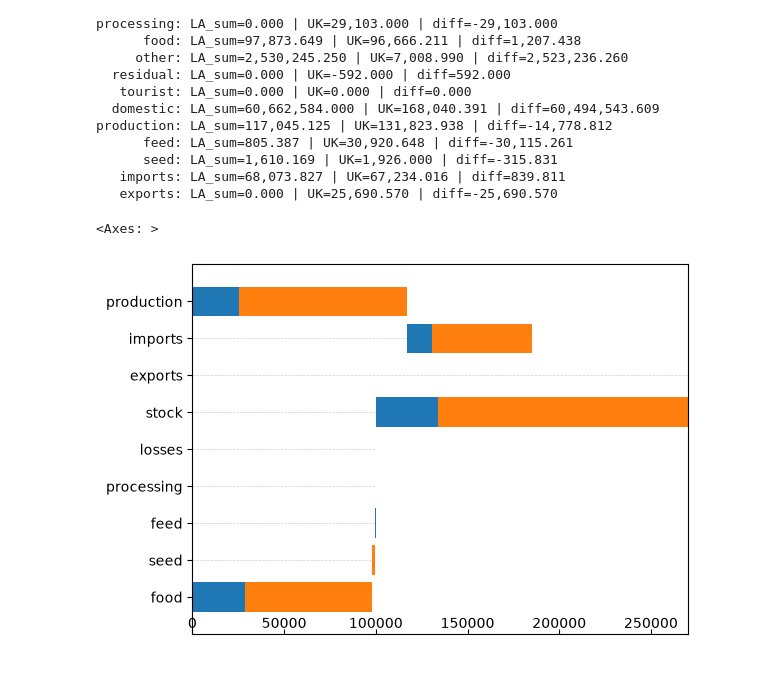
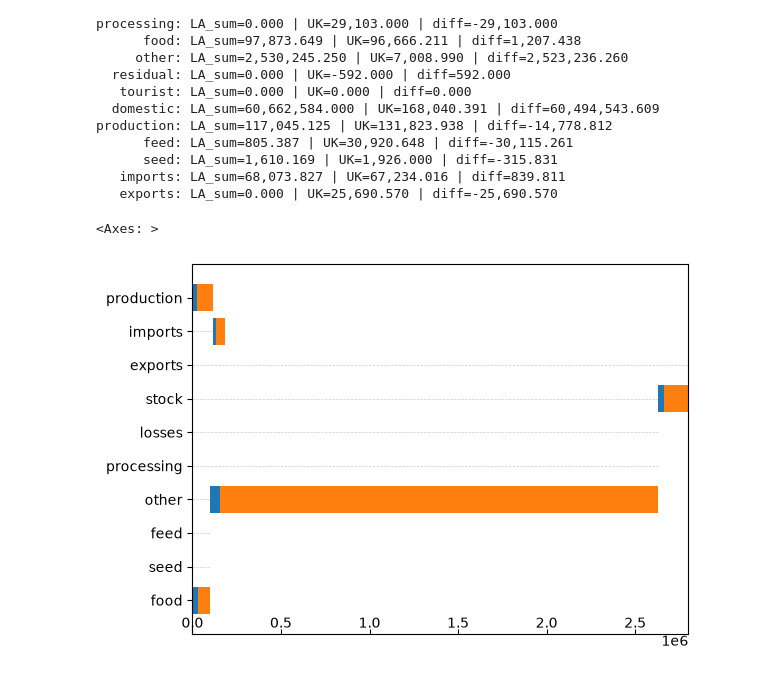
Before and after one commit to jucordero/ssr_local_authority, a Jupyter notebook: fbs_la_scaling/test_fba_la_scaling.ipynb, the cells around one changed output. Cells and saved outputs as stored; diff of their text form; code cells hidden in the pictures.

Commit message:
scaling other

```diff
--- a/fbs_la_scaling/test_fba_la_scaling.ipynb
+++ b/fbs_la_scaling/test_fba_la_scaling.ipynb
@@ -170,9 +170,9 @@ production: LA_sum=117,045.125 | UK=131,823.938 | diff=-14,778.812
 # %%
 # plot uk fbs obtained from all LAs
 food_la_origin_all = uk_from_las.fbs.group_sum("Item_origin")
 food_la_origin_all.fbs.plot_bars(show="Item_origin",
                                  elements=["production", "imports"],
-                                 inverted_elements=["exports", "stock", "losses", "processing", "feed", "seed", "food"])
+                                 inverted_elements=["exports", "stock", "losses", "processing", "other", "feed", "seed", "food"])
 # %% [output]
 <Axes: >
-[figure, old version]
+[figure, new version]
```
Also changed, not shown: 1 other file.
